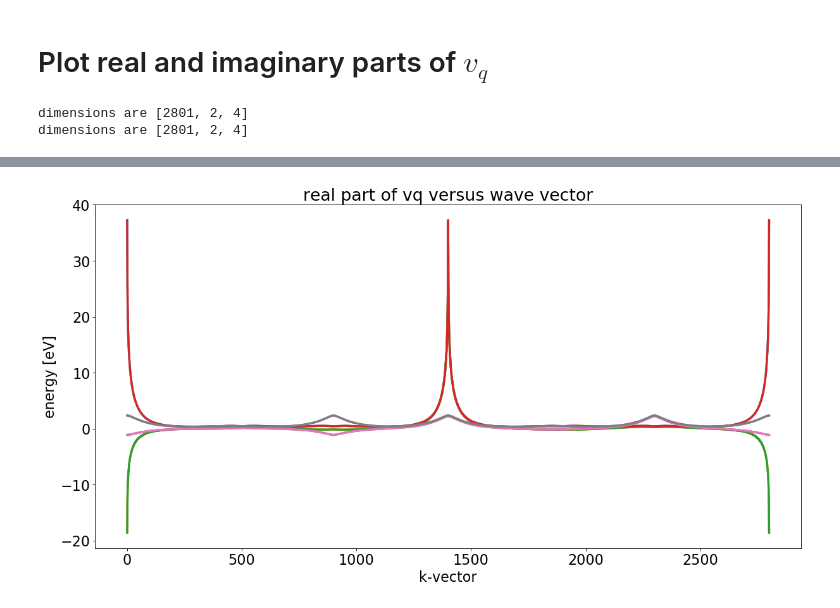
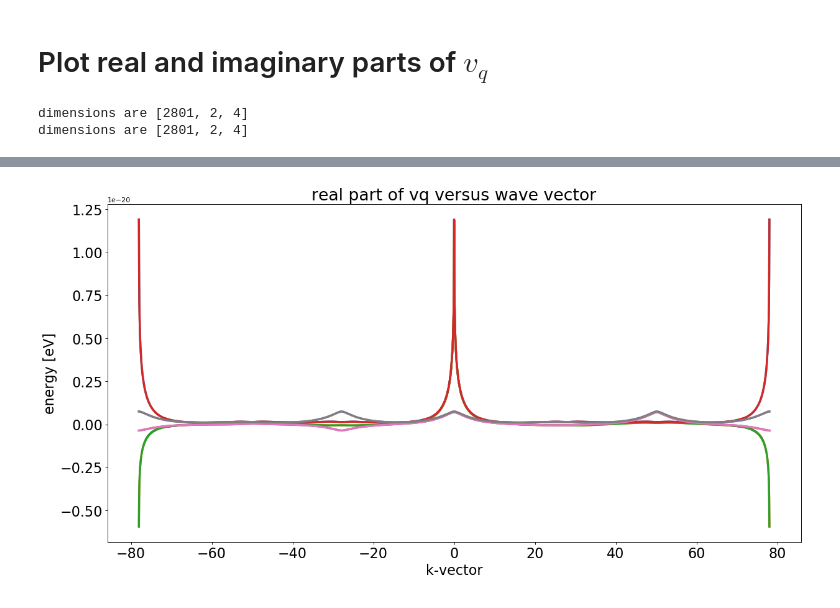
Before and after one commit to amirhosseindavoody/carbon_nanotube_exciton_energy, a Jupyter notebook: cpp/visualization/visualize_all.ipynb, the cells around one changed output, grey strips where cells are left out. Drawn from its saved outputs; the diff is of its cells as text; code cells hidden in the pictures.

```diff
--- a/cpp/visualization/visualize_all.ipynb
+++ b/cpp/visualization/visualize_all.ipynb
@@ -7,6 +7,8 @@ import matplotlib.pyplot as plt
 import os
 
 % matplotlib inline
+
+eV = 1.6e-19
 # %% [markdown]
 ## plot electron dispersion in reduced regime
 # %%
@@ -40,57 +42,74 @@ FileNotFoundError: [Errno 2] No such file or directory: '/Users/amirhossein/rese
 # Plot real and imaginary parts of $v_q$
 # %%
 directory = "/Users/amirhossein/research/exciton_energy"
+
+# load q_vector
+filename = os.path.join(directory,"cnt1.q_vec.dat")
+f = open(filename,mode='r')
+line = f.readline()
+line = f.readline() # second line contains the shape of the cube
+dims = list(map(int, line.split()))
+
+data = np.loadtxt(f)
+q_vec = np.empty(dims)
+q_vec = data/1e9
+# print("q_vec dimensions")
+
+# load and plot real part of vq
 filename = os.path.join(directory,"cnt1.real_vq.dat")
-with open(filename, mode='r') as f:
-    line = f.readline()
-    line = f.readline() # second line contains the shape of the cube
-    dims = list(map(int, line.split()))
+f = open(filename,mode='r')
+line = f.readline()
+line = f.readline() # second line contains the shape of the cube
+dims = list(map(int, line.split()))
 
-    data = np.loadtxt(f)
+data = np.loadtxt(f)
 
-    print("dimensions are {}".format(dims))
+print("dimensions are {}".format(dims))
 
-    assert dims[0]*dims[2] == data.shape[0], "Mismatch in data dimensions: {}".format(data.shape)
-    vq_real = np.empty(dims)
-    for k in range(dims[2]):
-        vq_real[:,:,k] = data[k*dims[0]:(k+1)*dims[0], :]
+assert dims[0]*dims[2] == data.shape[0], "Mismatch in data dimensions: {}".format(data.shape)
+vq_real = np.empty(dims)
+for k in range(dims[2]):
+    vq_real[:,:,k] = data[k*dims[0]:(k+1)*dims[0], :]
+
+vq_real = vq_real/eV
 
 
-    fig=plt.figure(figsize=(18, 9), dpi= 80, facecolor='w', edgecolor='k')
-    for j in range(dims[1]):
-        for k in range(dims[2]):
-            plt.plot(vq_real[:,j,k], linewidth=3)
+fig=plt.figure(figsize=(18, 9), dpi= 80, facecolor='w', edgecolor='k')
+for j in range(dims[1]):
+    for k in range(dims[2]):
+        plt.plot(q_vec,vq_real[:,j,k], linewidth=3)
 
-    plt.tick_params(axis='both', which='major', labelsize=20)
-    plt.title('real part of vq versus wave vector', size=24)
-    plt.xlabel('k-vector', size=20)
-    plt.ylabel('energy [eV]', size=20)
+plt.tick_params(axis='both', which='major', labelsize=20)
+plt.title('real part of vq versus wave vector', size=24)
+plt.xlabel('k-vector', size=20)
+plt.ylabel('energy [eV]', size=20)
 
+# load and plot imaginary part of vq
 filename = os.path.join(directory,"cnt1.imag_vq.dat")
-with open(filename, mode='r') as f:
-    line = f.readline()
-    line = f.readline() # second line contains the shape of the cube
-    dims = list(map(int, line.split()))
+f = open(filename,mode='r')
+line = f.readline()
+line = f.readline() # second line contains the shape of the cube
+dims = list(map(int, line.split()))
 
-    data = np.loadtxt(f)
+data = np.loadtxt(f)
 
-    print("dimensions are {}".format(dims))
+print("dimensions are {}".format(dims))
 
-    assert dims[0]*dims[2] == data.shape[0], "Mismatch in data dimensions: {}".format(data.shape)
-    vq_imag = np.empty(dims)
-    for k in range(dims[2]):
-        vq_imag[:,:,k] = data[k*dims[0]:(k+1)*dims[0], :]
+assert dims[0]*dims[2] == data.shape[0], "Mismatch in data dimensions: {}".format(data.shape)
+vq_imag = np.empty(dims)
+for k in range(dims[2]):
+    vq_imag[:,:,k] = data[k*dims[0]:(k+1)*dims[0], :]
 
 
-    fig=plt.figure(figsize=(18, 9), dpi= 80, facecolor='w', edgecolor='k')
-    for j in range(dims[1]):
-        for k in range(dims[2]):
-            plt.plot(vq_imag[:,j,k], linewidth=3)
+fig=plt.figure(figsize=(18, 9), dpi= 80, facecolor='w', edgecolor='k')
+for j in range(dims[1]):
+    for k in range(dims[2]):
+        plt.plot(q_vec, vq_imag[:,j,k], linewidth=3)
 
-    plt.tick_params(axis='both', which='major', labelsize=20)
-    plt.title('imaginary part of vq versus wave vector', size=24)
-    plt.xlabel('k-vector', size=20)
-    plt.ylabel('energy [eV]', size=20)
+plt.tick_params(axis='both', which='major', labelsize=20)
+plt.title('imaginary part of vq versus wave vector', size=24)
+plt.xlabel('k-vector', size=20)
+plt.ylabel('energy [eV]', size=20)
 # %% [output]
 dimensions are [2801, 2, 4]
 dimensions are [2801, 2, 4]
@@ -97 +117 @@ dimensions are [2801, 2, 4]
-[figure, old version]
+[figure, new version]
```
Also changed, not shown: parts of 2 cells of this notebook, 2 other files.
